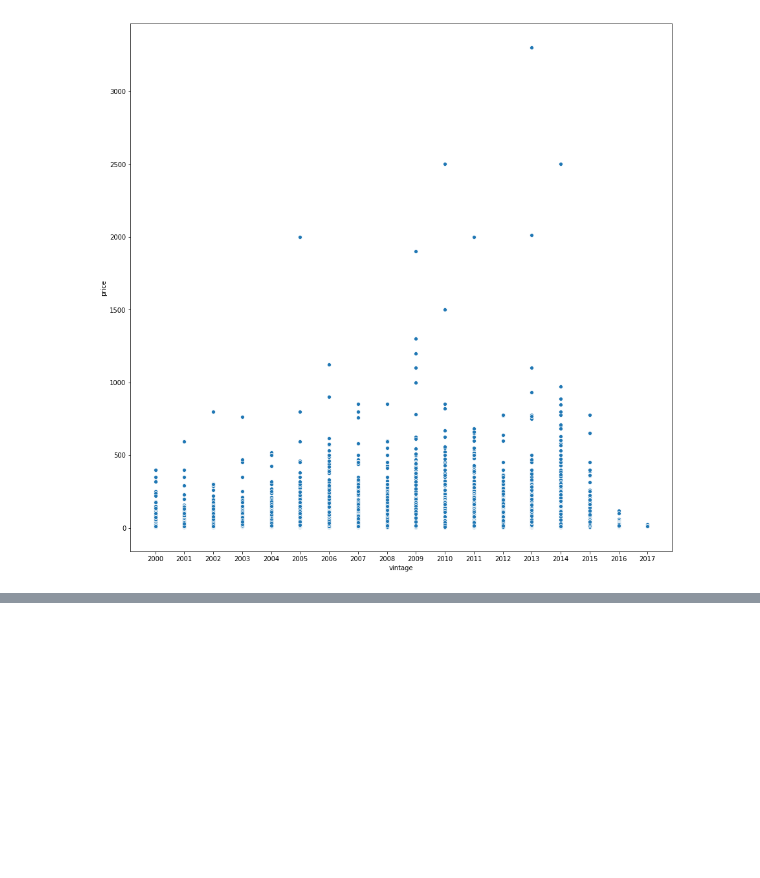
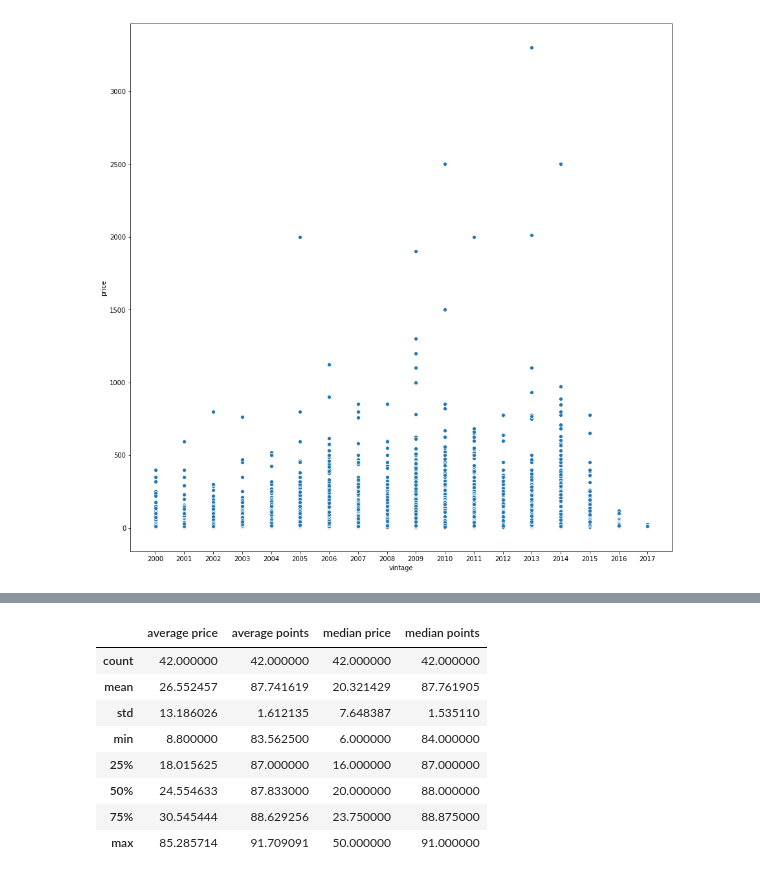
Before and after one commit to zengx356/Wine-Analysis, a Jupyter notebook: Wine Analyzation.ipynb, the cells around one changed output, grey strips where cells are left out. Cells and saved outputs as stored; diff of their text form; code cells hidden in the pictures; blank space fills up the shorter version.

```diff
--- a/Wine Analyzation.ipynb
+++ b/Wine Analyzation.ipynb
@@ -244,0 +279,12 @@ Insert analysis here once complete
+# %%
+metrics_df.describe()
+# %% [output]
+|  | average price | average points | median price | median points |
+| count | 42.000000 | 42.000000 | 42.000000 | 42.000000 |
+| mean | 26.552457 | 87.741619 | 20.321429 | 87.761905 |
+| std | 13.186026 | 1.612135 | 7.648387 | 1.535110 |
+| min | 8.800000 | 83.562500 | 6.000000 | 84.000000 |
+| 25% | 18.015625 | 87.000000 | 16.000000 | 87.000000 |
+| 50% | 24.554633 | 87.833000 | 20.000000 | 88.000000 |
+| 75% | 30.545444 | 88.629256 | 23.750000 | 88.875000 |
+| max | 85.285714 | 91.709091 | 50.000000 | 91.000000 |
```
Also changed, not shown: parts of 19 cells of this notebook.
